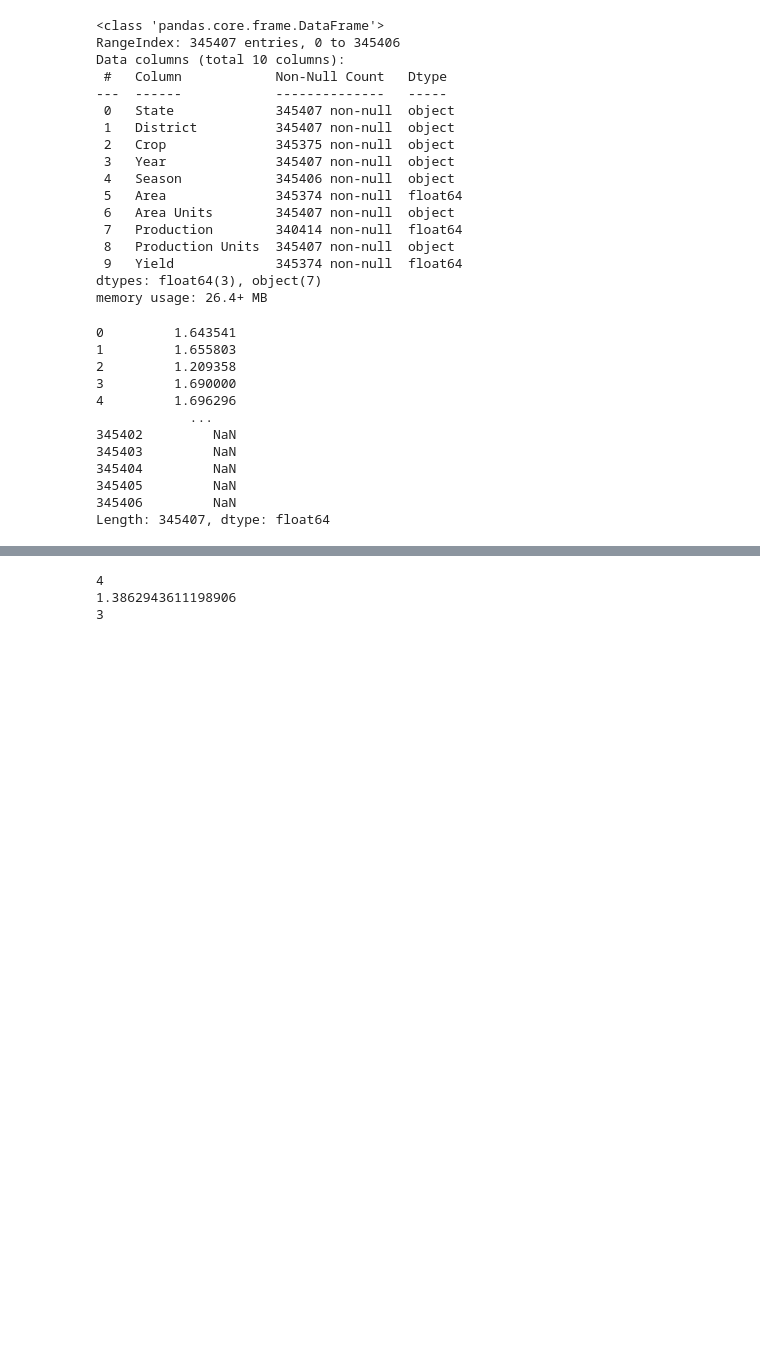
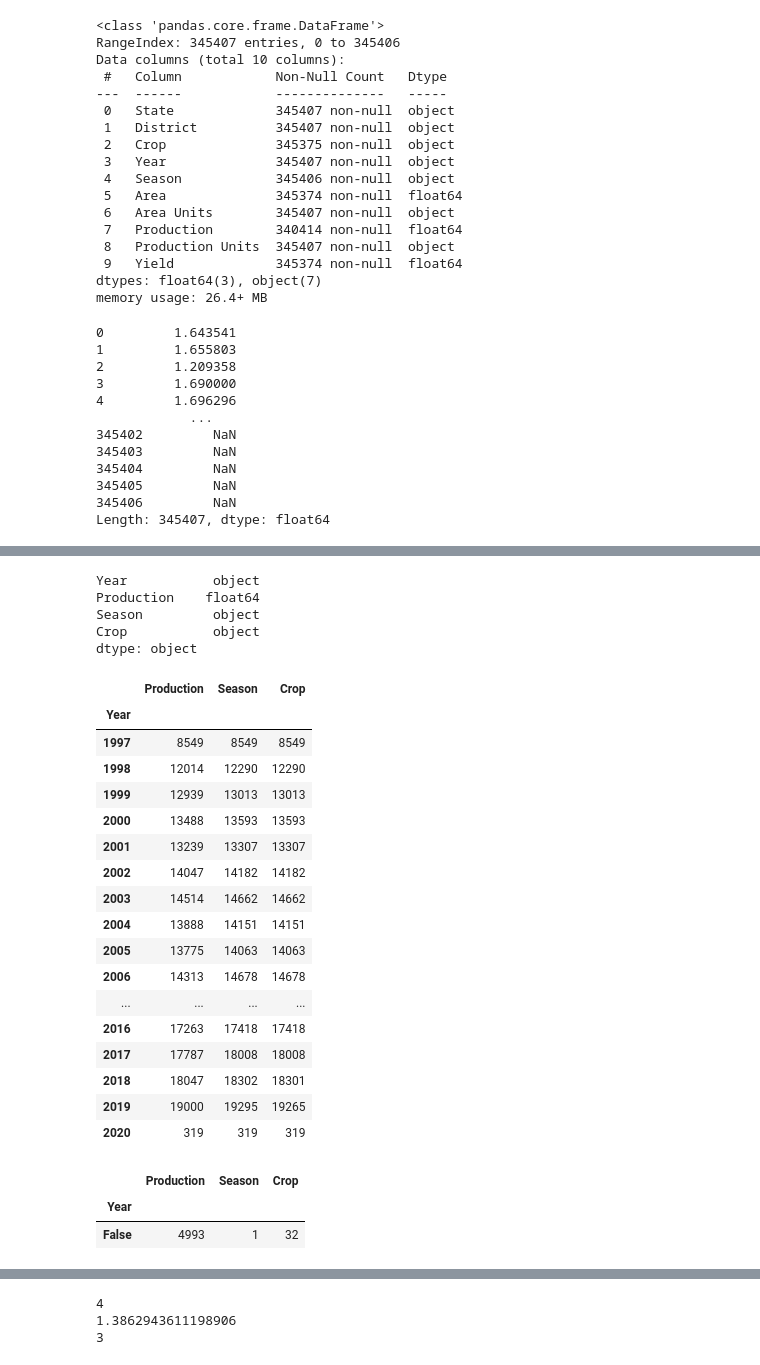
Before and after one commit to yashkarle/Kaggle, a Jupyter notebook: India_Agriculture_Crop_Production/inotebookb489428f94.ipynb, the cells around one changed output, grey strips where cells are left out. Drawn from its saved outputs; the diff is of its cells as text; code cells hidden in the pictures; blank space fills up the shorter version.

```diff
--- a/India_Agriculture_Crop_Production/inotebookb489428f94.ipynb
+++ b/India_Agriculture_Crop_Production/inotebookb489428f94.ipynb
@@ -74,0 +214,35 @@ df.tail()
+# %%
+series.dtypes
+# %% [output]
+Year           object
+Production    float64
+Season         object
+Crop           object
+dtype: object
+# %%
+series.groupby('Year').count()
+# %% [output]
+|  | Production | Season | Crop |
+| Year |  |  |  |
+| 1997 | 8549 | 8549 | 8549 |
+| 1998 | 12014 | 12290 | 12290 |
+| 1999 | 12939 | 13013 | 13013 |
+| 2000 | 13488 | 13593 | 13593 |
+| 2001 | 13239 | 13307 | 13307 |
+| 2002 | 14047 | 14182 | 14182 |
+| 2003 | 14514 | 14662 | 14662 |
+| 2004 | 13888 | 14151 | 14151 |
+| 2005 | 13775 | 14063 | 14063 |
+| 2006 | 14313 | 14678 | 14678 |
+| ... | ... | ... | ... |
+| 2016 | 17263 | 17418 | 17418 |
+| 2017 | 17787 | 18008 | 18008 |
+| 2018 | 18047 | 18302 | 18301 |
+| 2019 | 19000 | 19295 | 19265 |
+| 2020 | 319 | 319 | 319 |
+# %%
+series.isna().groupby('Year').sum()
+# %% [output]
+|  | Production | Season | Crop |
+| Year |  |  |  |
+| False | 4993 | 1 | 32 |
```
Also changed, not shown: parts of 27 cells of this notebook.
